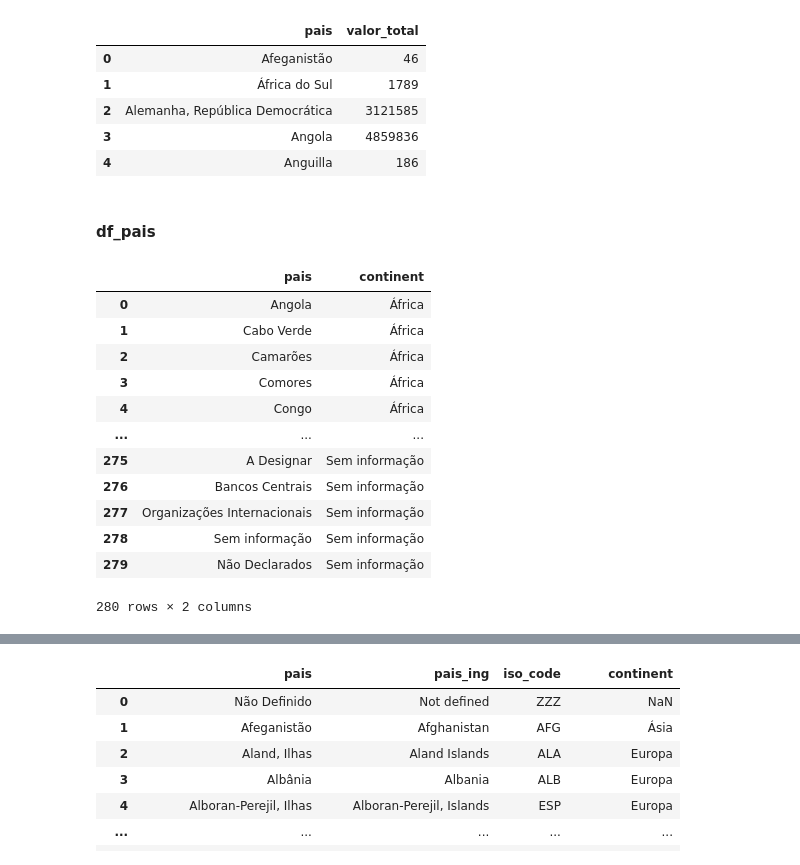
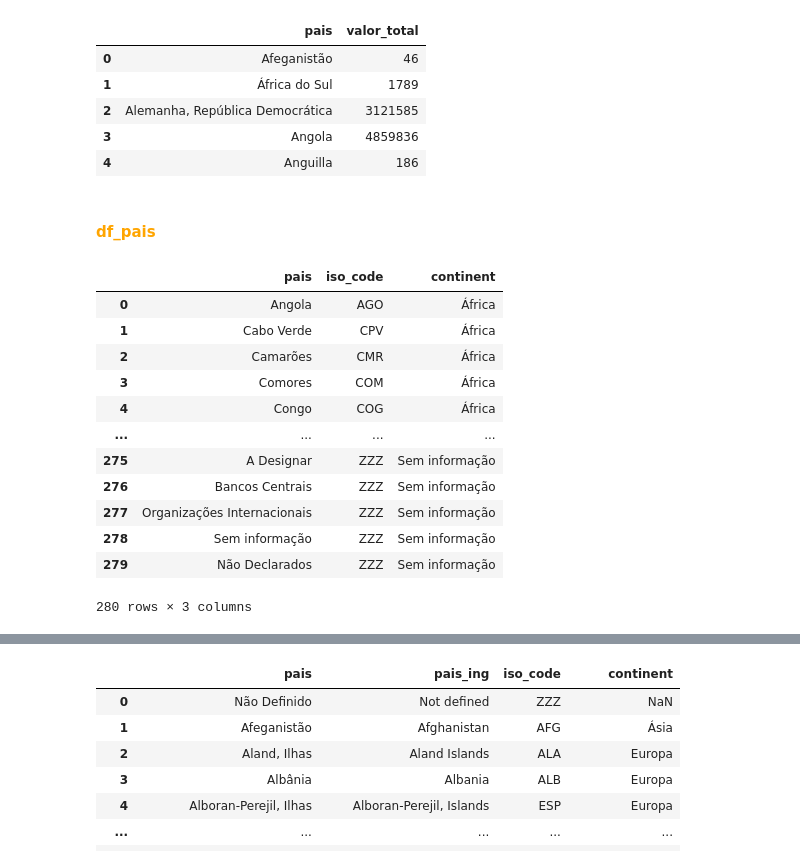
Before and after one commit to Leandro-Braga/wine_techchallenge-, a Jupyter notebook: notebook_testes/Vinicula.ipynb, the cells around one changed output, grey strips where cells are left out. Cells and saved outputs as stored; diff of their text form; code cells hidden in the pictures.

```diff
--- a/notebook_testes/Vinicula.ipynb
+++ b/notebook_testes/Vinicula.ipynb
@@ -442,26 +440,26 @@ df_pais_valortotal.head()
 | 3 | Angola | 4859836 |
 | 4 | Anguilla | 186 |
 # %% [markdown]
-#### df_pais
+#### <font color=orange> df_pais </font>
 # %%
 df_pais_geral.columns = ['pais', 'iso_code', 'pais_ing', 'continent', 'cod_iso3']
-filtro_paisgeral = ['pais', 'continent']
+filtro_paisgeral = ['pais', 'iso_code', 'continent']
 df_pais_geralv1 = df_pais_geral[filtro_paisgeral]
 df_pais_geralv1
 # %% [output]
-|  | pais | continent |
-| 0 | Angola | África |
-| 1 | Cabo Verde | África |
-| 2 | Camarões | África |
-| 3 | Comores | África |
-| 4 | Congo | África |
-| ... | ... | ... |
-| 275 | A Designar | Sem informação |
-| 276 | Bancos Centrais | Sem informação |
-| 277 | Organizações Internacionais | Sem informação |
-| 278 | Sem informação | Sem informação |
-| 279 | Não Declarados | Sem informação |
+|  | pais | iso_code | continent |
+| 0 | Angola | AGO | África |
+| 1 | Cabo Verde | CPV | África |
+| 2 | Camarões | CMR | África |
+| 3 | Comores | COM | África |
+| 4 | Congo | COG | África |
+| ... | ... | ... | ... |
+| 275 | A Designar | ZZZ | Sem informação |
+| 276 | Bancos Centrais | ZZZ | Sem informação |
+| 277 | Organizações Internacionais | ZZZ | Sem informação |
+| 278 | Sem informação | ZZZ | Sem informação |
+| 279 | Não Declarados | ZZZ | Sem informação |
-280 rows × 2 columns
+280 rows × 3 columns
 # %%
 df_pais
 # %% [output]
```
Also changed, not shown: parts of 34 cells of this notebook, 2 other files.
